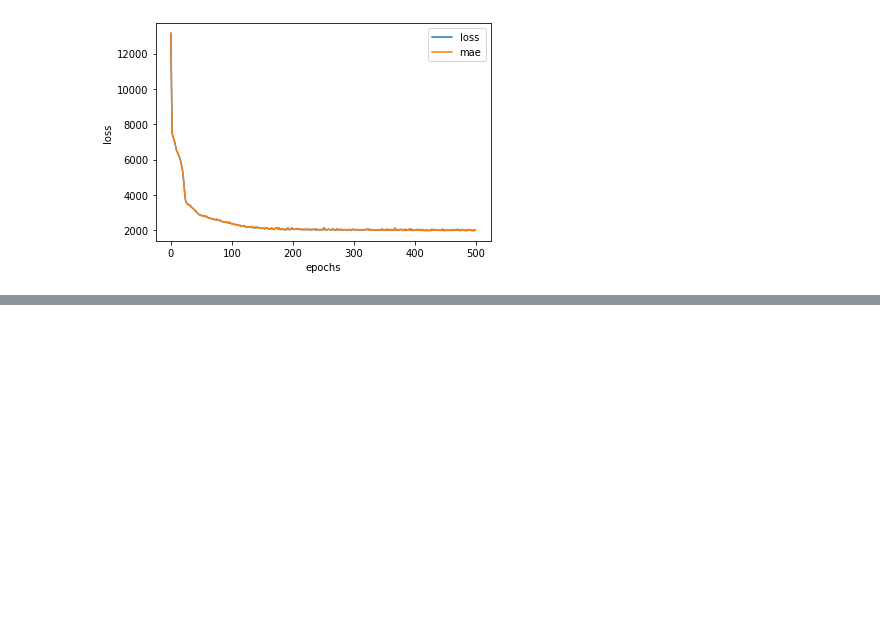
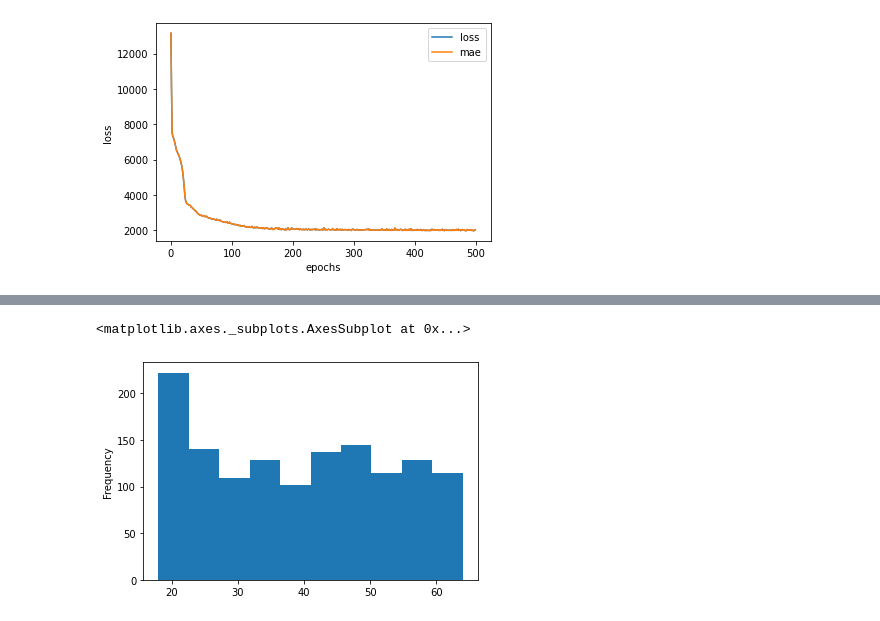
Before and after one commit to sameer203/Tensorflow_, a Jupyter notebook: 02_NN_regression_Medical_Cost_Insurance.ipynb, the cells around one changed output, grey strips where cells are left out. Saved outputs shown, nothing was run; the diff lists cells and outputs as text; code cells hidden in the pictures; blank space fills up the shorter version.

```diff
--- a/02_NN_regression_Medical_Cost_Insurance.ipynb
+++ b/02_NN_regression_Medical_Cost_Insurance.ipynb
@@ -144,0 +163,5 @@ Text(0.5, 0, 'epochs')
+# %%
+X["age"].plot(kind="hist")
+# %% [output]
+<matplotlib.axes._subplots.AxesSubplot at 0x...>
+[figure, added]
```
Also changed, not shown: parts of 13 cells of this notebook.
